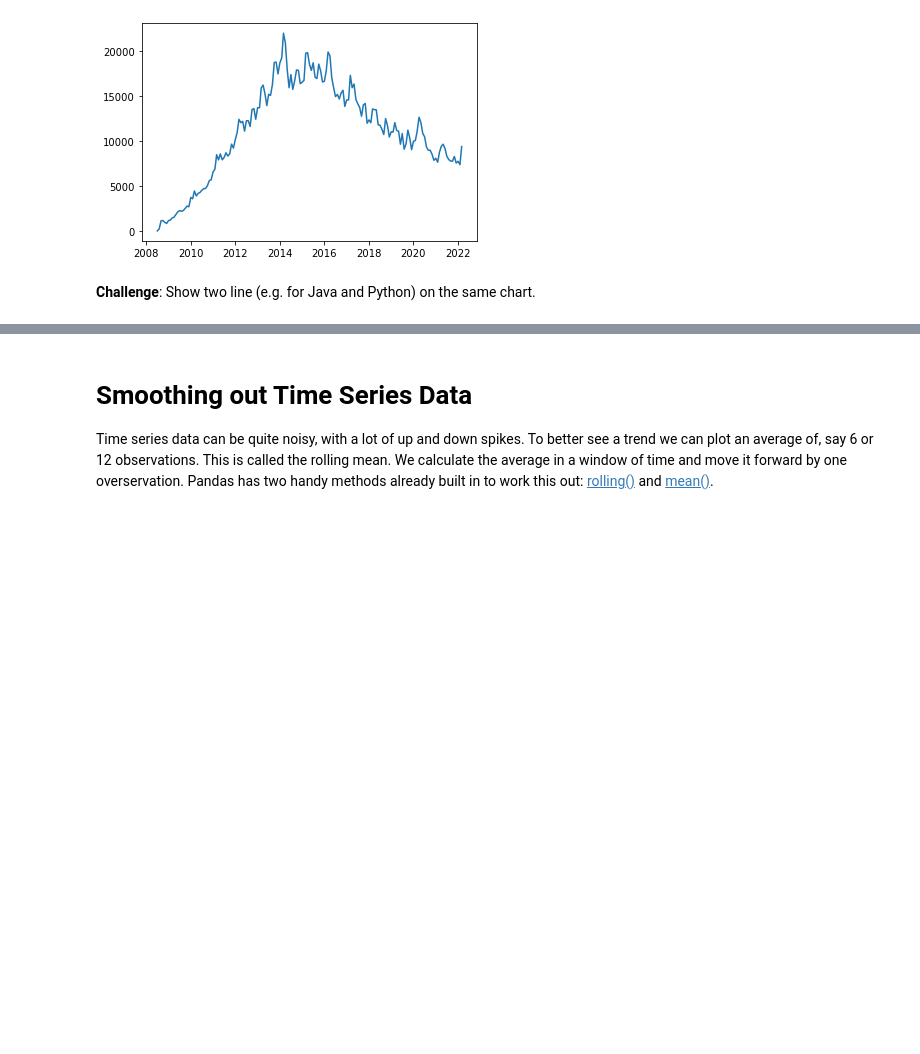
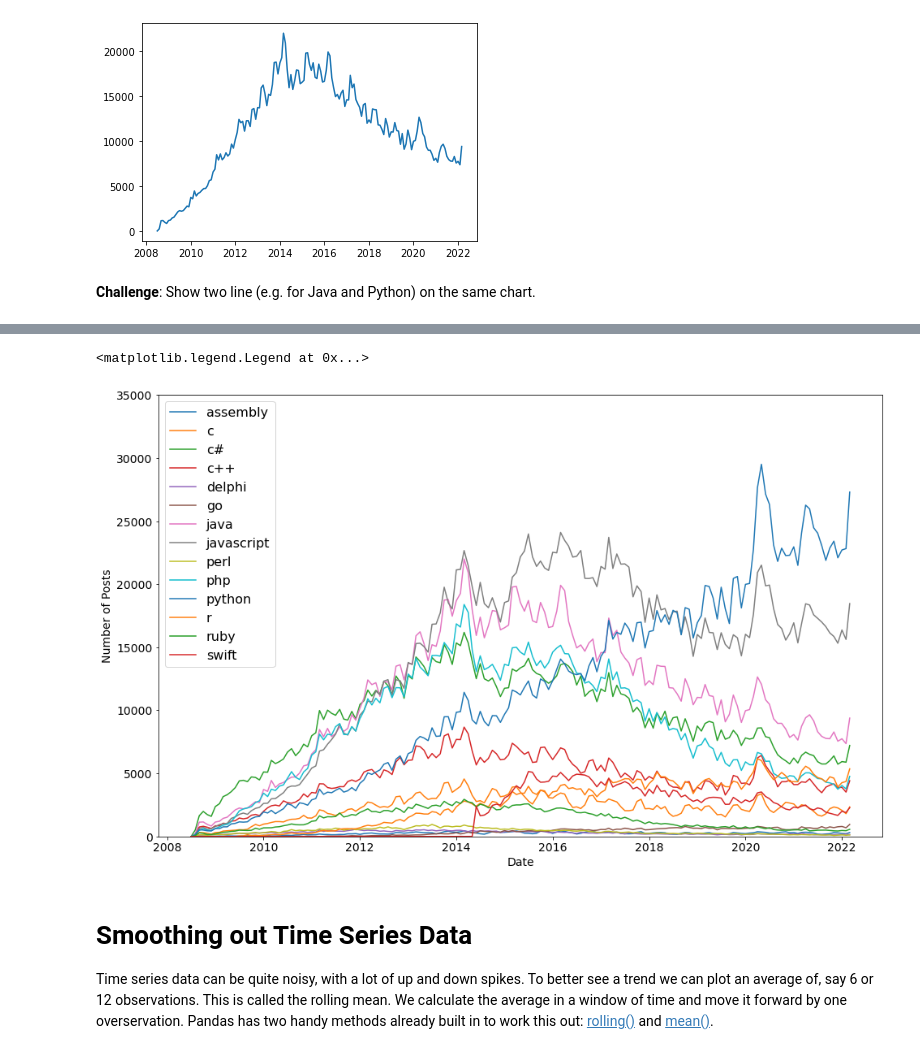
Before and after one commit to halilcodes/programming-langs-stats, a Jupyter notebook: Programming_Languages_(start).ipynb, the cells around one changed output, grey strips where cells are left out. Drawn from its saved outputs; the diff is of its cells as text; code cells hidden in the pictures; blank space fills up the shorter version.

```diff
--- a/Programming_Languages_(start).ipynb
+++ b/Programming_Languages_(start).ipynb
@@ -254,3 +269,19 @@ plt.plot(pivoted_df.index, pivoted_df.java)
+# %%
+plt.figure(figsize=(16, 10))
+plt.xticks(fontsize=14)
+plt.yticks(fontsize=14)
+
+plt.xlabel('Date', fontsize=14)
+plt.ylabel('Number of Posts', fontsize=14)
+plt.ylim(0, 35000)
+
+for each in pivoted_df.columns:
+    plt.plot(pivoted_df.index, pivoted_df[each], label=pivoted_df[each].name)
+
+plt.legend(fontsize=16)
+# %% [output]
+<matplotlib.legend.Legend at 0x...>
+[figure, added]
 # %% [markdown]
 # Smoothing out Time Series Data
 
```
Also changed, not shown: parts of 2 cells of this notebook.
